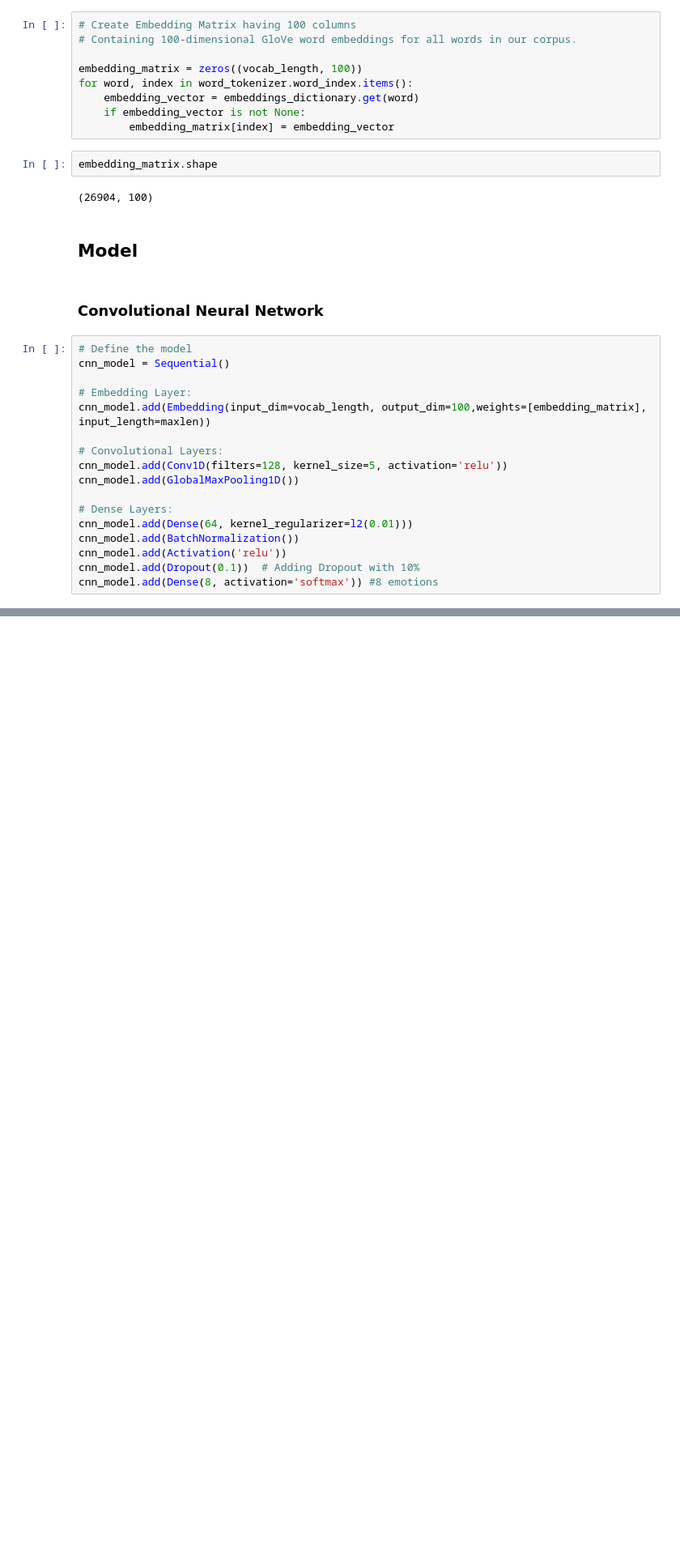
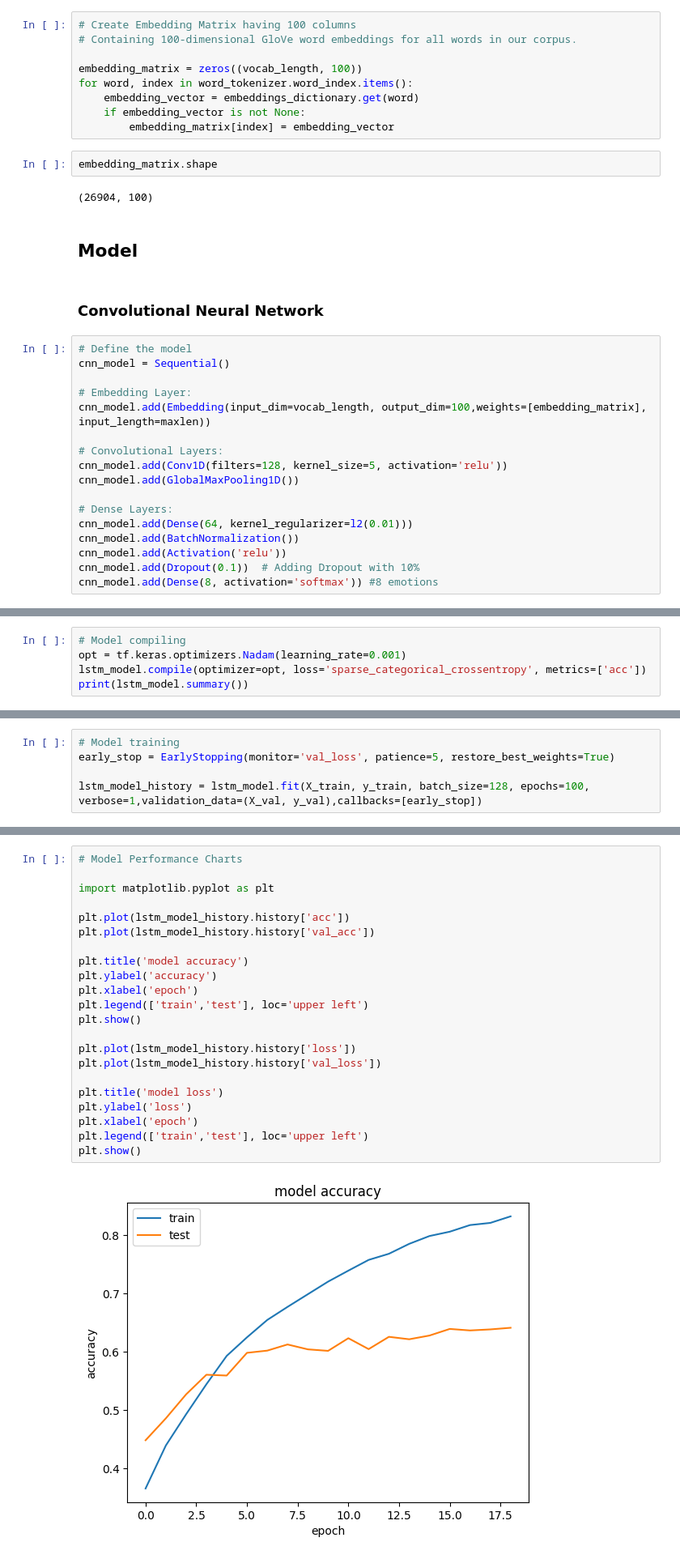
Before and after one commit to SandhiyaAcharya/Emotion_Analysis, a Jupyter notebook: Emotion_Analysis.ipynb, the cells around one changed output, grey strips where cells are left out. Shown at 81% size. Drawn from its saved outputs; the diff is of its cells as text; blank space fills up the shorter version.

```diff
--- a/Emotion_Analysis.ipynb
+++ b/Emotion_Analysis.ipynb
@@ -457,0 +486,5 @@ print(Y_result)
+# %%
+# Model compiling
+opt = tf.keras.optimizers.Nadam(learning_rate=0.001)
+lstm_model.compile(optimizer=opt, loss='sparse_categorical_crossentropy', metrics=['acc'])
+print(lstm_model.summary())
@@ -457,0 +512,5 @@ print(Y_result)
+# %%
+# Model training
+early_stop = EarlyStopping(monitor='val_loss', patience=5, restore_best_weights=True)
+
+lstm_model_history = lstm_model.fit(X_train, y_train, batch_size=128, epochs=100, verbose=1,validation_data=(X_val, y_val),callbacks=[early_stop])
@@ -457,0 +541,24 @@ print(Y_result)
+# %%
+# Model Performance Charts
+
+import matplotlib.pyplot as plt
+
+plt.plot(lstm_model_history.history['acc'])
+plt.plot(lstm_model_history.history['val_acc'])
+
+plt.title('model accuracy')
+plt.ylabel('accuracy')
+plt.xlabel('epoch')
+plt.legend(['train','test'], loc='upper left')
+plt.show()
+
+plt.plot(lstm_model_history.history['loss'])
+plt.plot(lstm_model_history.history['val_loss'])
+
+plt.title('model loss')
+plt.ylabel('loss')
+plt.xlabel('epoch')
+plt.legend(['train','test'], loc='upper left')
+plt.show()
+# %% [output]
+[figure, added]
```
Also changed, not shown: parts of 20 cells of this notebook.
